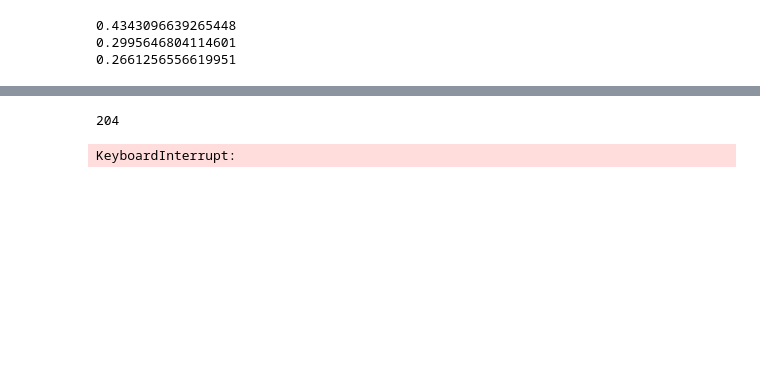
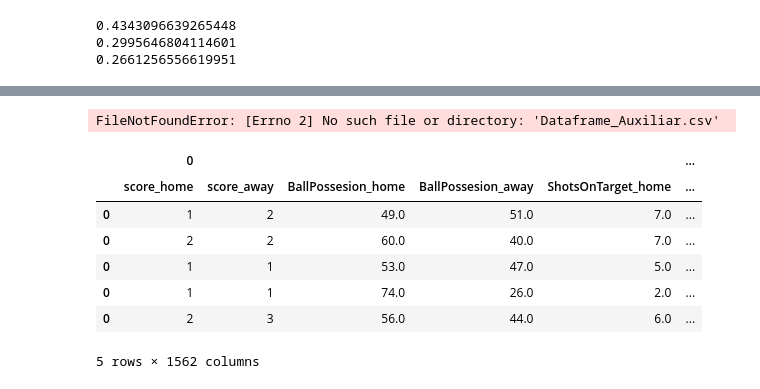
Before and after one commit to GonzaloFuentes1/IPRE-DeepLearningPrediccionDeResultadosDeportivos, a Jupyter notebook: Modelos/Fotmob/fotmob.ipynb, the cells around one changed output, grey strips where cells are left out. Saved outputs shown, nothing was run; the diff lists cells and outputs as text; code cells hidden in the pictures; blank space fills up the shorter version.

Commit message:
Fotmob pruebas

```diff
--- a/Modelos/Fotmob/fotmob.ipynb
+++ b/Modelos/Fotmob/fotmob.ipynb
@@ -296,14 +223,0 @@ for i in range(len(resultados)):
-# %%
-len(X[0])
-# %% [output]
-204
-# %%
-import random
-from copy import deepcopy
-# Pruebas con random, para ver si esta todo bien
-copy_X = deepcopy(X)
-random.shuffle(copy_X)
-copy_Y = deepcopy(Y)
-random.shuffle(copy_Y)
-# %% [output]
-KeyboardInterrupt:
@@ -309,0 +226,15 @@ KeyboardInterrupt:
+# %%
+df_nn = pd.read_csv("Dataframe_Auxiliar.csv")
+# %% [output]
+FileNotFoundError: [Errno 2] No such file or directory: 'Dataframe_Auxiliar.csv'
+# %%
+df_nn.head()
+# %% [output]
+|  | 0 |  |  |  |  | ... |
+|  | score_home | score_away | BallPossesion_home | BallPossesion_away | ShotsOnTarget_home | ... |
+| 0 | 1 | 2 | 49.0 | 51.0 | 7.0 | ... |
+| 0 | 2 | 2 | 60.0 | 40.0 | 7.0 | ... |
+| 0 | 1 | 1 | 53.0 | 47.0 | 5.0 | ... |
+| 0 | 1 | 1 | 74.0 | 26.0 | 2.0 | ... |
+| 0 | 2 | 3 | 56.0 | 44.0 | 6.0 | ... |
+5 rows × 1562 columns
```
Also changed, not shown: parts of 20 cells of this notebook.
